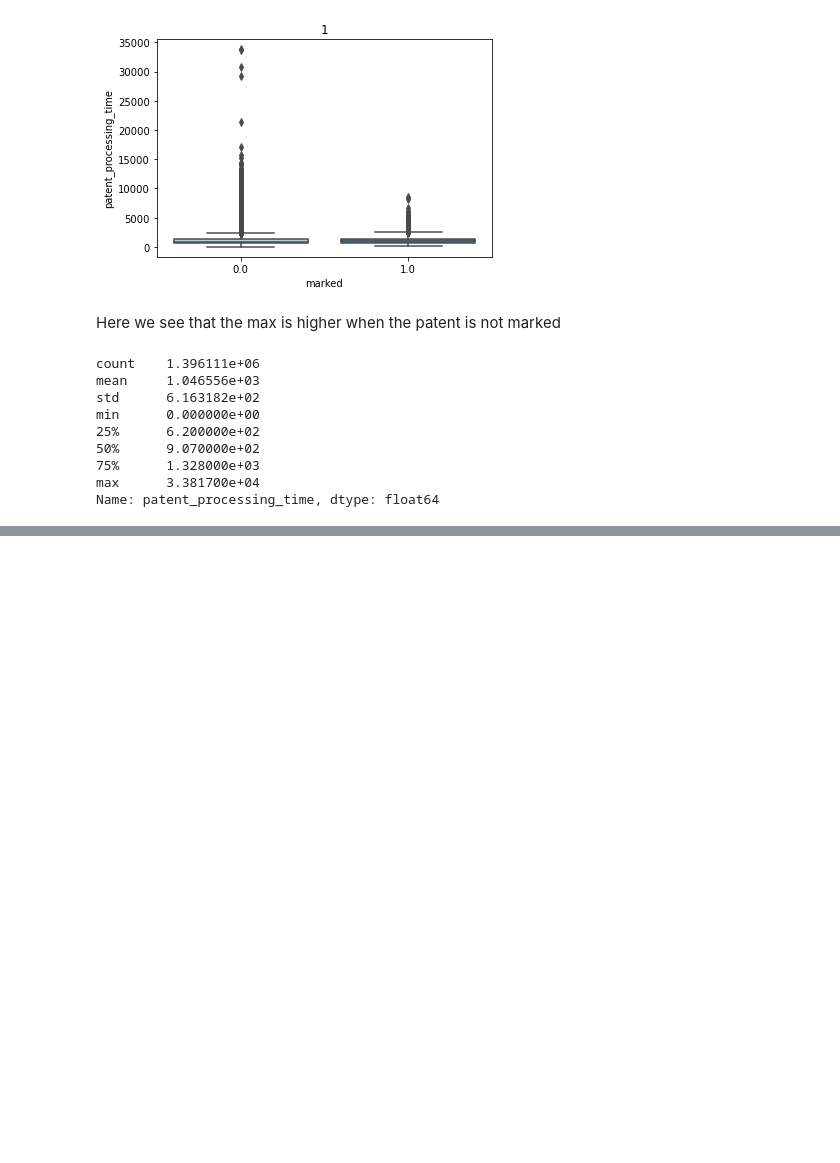
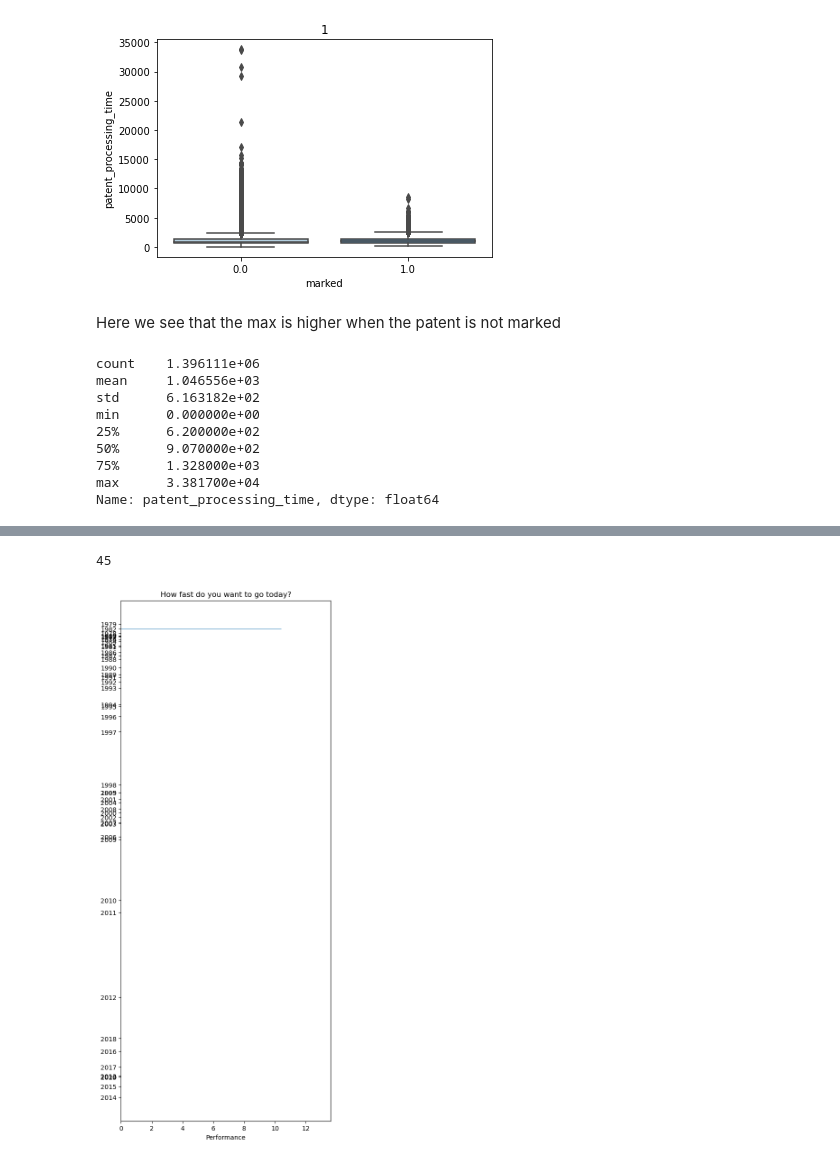
Before and after one commit to gregbellan/MODS208, a Jupyter notebook: Data_description_augustin.ipynb, the cells around one changed output, grey strips where cells are left out. Drawn from its saved outputs; the diff is of its cells as text; code cells hidden in the pictures; blank space fills up the shorter version.

```diff
--- a/Data_description_augustin.ipynb
+++ b/Data_description_augustin.ipynb
@@ -194,0 +208,3 @@ the processing time is in more than 50% of the time between 600 and 1400 days
+# %%
+data_patents_process['patent_date'] = pd.to_datetime(data_patents_process['patent_date'], format='%Y-%m-%d', errors='coerce')
+data_patents_process.dropna()
@@ -194,0 +230,5 @@ the processing time is in more than 50% of the time between 600 and 1400 days
+# %%
+# creates a columns with only years
+
+data_patents_process["year"] = data_patents_process['patent_date']
+data_patents_process['year'] = pd.DatetimeIndex(data_patents_process['patent_date']).year
@@ -194,0 +255,12 @@ the processing time is in more than 50% of the time between 600 and 1400 days
+# %%
+new = data_patents_process.filter(['year','marked'], axis=1)
+df_year=new.groupby('year').agg(['count'])
+df_year2=new.groupby('year').agg(['sum'])
+df_year['year'] = df_year['marked']
+df_year['year'] = df_year.index
+
+df_test = pd.DataFrame(columns = ('sum','total','year'), index = df_year.index)
+print(df_test)
+df_test['sum'] = df_year2['marked']
+df_test['total'] = df_year['marked']
+df_test['year'] = df_year['year']
@@ -194,0 +285,23 @@ the processing time is in more than 50% of the time between 600 and 1400 days
+# %%
+test = df_year.marked.to_numpy().reshape(len(df_year))
+print(len(test))
+# %% [output]
+45
+# %%
+plt.rcdefaults()
+fig, ax = plt.subplots(figsize=(6, 15))
+
+# Example data
+year = df_year2.index
+y_pos = np.arange(len(people))
+
+ax.barh(test, performance, align='center')
+ax.set_yticks(test)
+ax.set_yticklabels(year)
+ax.invert_yaxis()  # labels read top-to-bottom
+ax.set_xlabel('Performance')
+ax.set_title('How fast do you want to go today?')
+
+plt.show()
+# %% [output]
+[figure, added]
```
Also changed, not shown: parts of 21 cells of this notebook.
